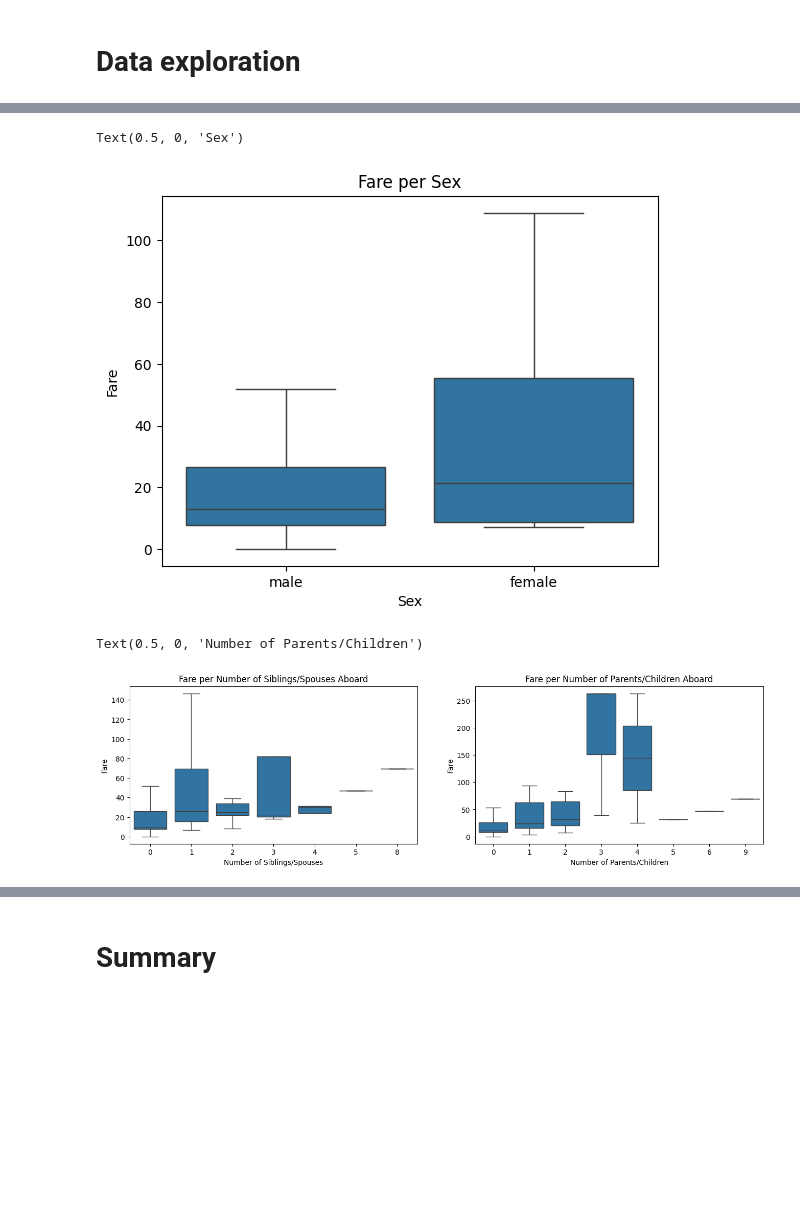
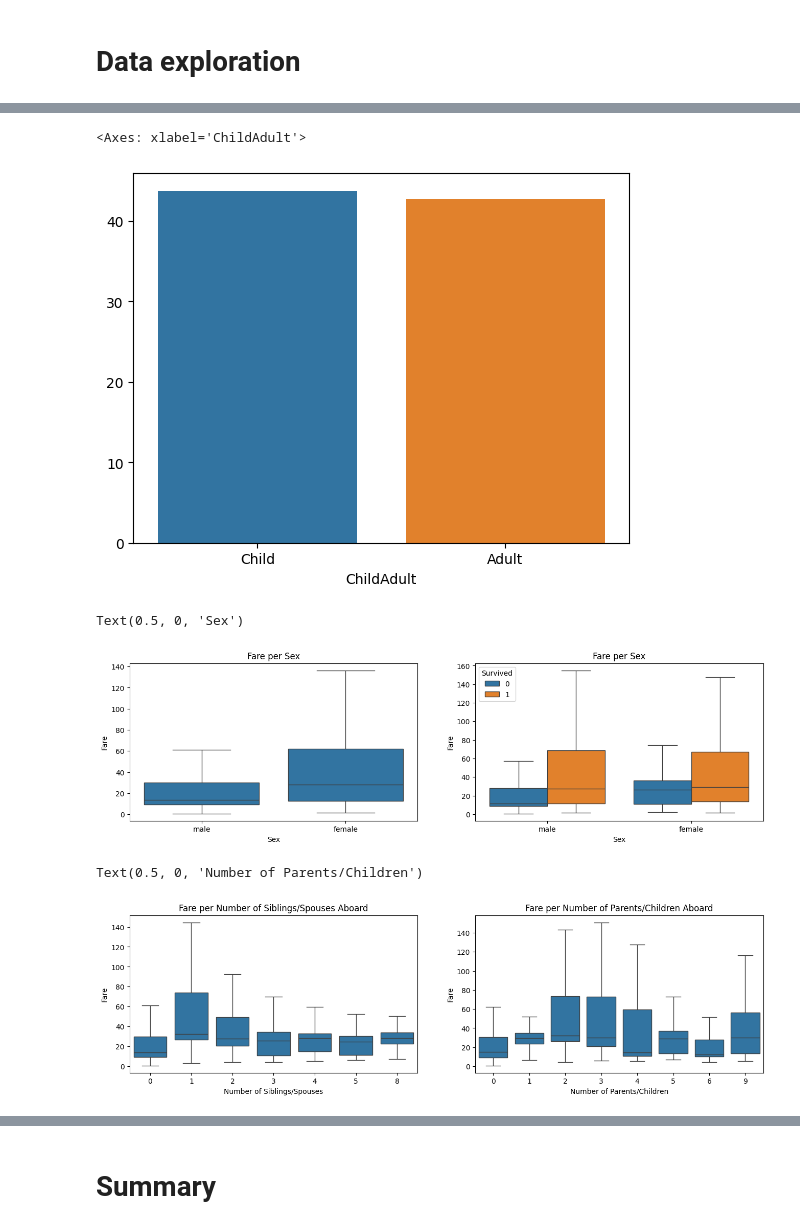
Before and after one commit to kri1mka/ml-intro, a Jupyter notebook: 2_data_exploration/eda.ipynb, the cells around one changed output, grey strips where cells are left out. Cells and saved outputs as stored; diff of their text form; code cells hidden in the pictures; blank space fills up the shorter version.

```diff
--- a/2_data_exploration/eda.ipynb
+++ b/2_data_exploration/eda.ipynb
@@ -6,7 +6,7 @@ import matplotlib.pyplot as plt
 # %% [markdown]
 # Context
 # %%
-titanic_data = pd.read_csv('tested.csv', index_col='PassengerId')
+titanic_data = pd.read_csv('train.csv', index_col='PassengerId')
 titanic_data.head()
 # %% [output]
 |  | Survived | Pclass | Name | Sex | Age | SibSp | Parch | Ticket | Fare | Cabin | ... |
@@ -146,5 +146,5 @@ Percent of `S` Embarked : 64.59%
 # %%
 titanic_data['LastName'] = titanic_data.Name.map(lambda p: p.split(',')[0])
-titanic_data['FirstName'] = titanic_data.Name.map(lambda p: p.split('.')[1].split()[0])
+titanic_data['FirstName'] = titanic_data.Name.map(lambda p: p.split(',')[1])
 titanic_data.Name.describe()
 # %% [output]
@@ -313,0 +352,13 @@ Text(0.5, 0, 'Age')
+# %%
+children = int(titanic_data.ChildAdult[titanic_data.ChildAdult == 'Child'].value_counts())
+adults = int(titanic_data.ChildAdult[titanic_data.ChildAdult == 'Adult'].value_counts())
+survived_children = int(titanic_data.ChildAdult[(titanic_data.ChildAdult == 'Child') & (titanic_data.Survived == 1)].value_counts())
+survived_adults = int(titanic_data.ChildAdult[(titanic_data.ChildAdult == 'Adult') & (titanic_data.Survived == 1)].value_counts())
+survived_children_percent = round(survived_children / children * 100, 3)
+survived_adults_percent = round(survived_adults / adults * 100, 3)
+
+sns.barplot(x = titanic_data.ChildAdult[titanic_data.ChildAdult == 'Child'], y = survived_children_percent)
+sns.barplot(x = titanic_data.ChildAdult[titanic_data.ChildAdult == 'Adult'], y = survived_adults_percent)
+# %% [output]
+<Axes: xlabel='ChildAdult'>
+[figure, added]
@@ -314,11 +367,18 @@ Text(0.5, 0, 'Age')
 # %%
-sns.boxplot(data=titanic_data, x="Sex", y="Fare", showfliers = False)
-plt.title('Fare per Sex')
-plt.ylabel('Fare')
-plt.xlabel('Sex')
+fig, axes = plt.subplots(ncols = 2, nrows = 1, figsize = (16,4))
+
+sns.boxplot(data=titanic_data, x="Sex", y="Fare", showfliers = False, ax = axes[0])
+axes[0].set_title('Fare per Sex')
+axes[0].set_ylabel('Fare')
+axes[0].set_xlabel('Sex')
+
+sns.boxplot(data=titanic_data, x="Sex", y="Fare", hue = 'Survived', showfliers = False, ax = axes[1])
+axes[1].set_title('Fare per Sex')
+axes[1].set_ylabel('Fare')
+axes[1].set_xlabel('Sex')
 # %% [output]
 Text(0.5, 0, 'Sex')
-[figure, old version]
+[figure, new version]
 # %%
 fig, axes = plt.subplots(ncols=2, nrows=1, figsize=(16,4))
 
@@ -333,5 +393,5 @@ axes[1].set_ylabel('Fare')
 axes[1].set_xlabel('Number of Parents/Children')
 # %% [output]
 Text(0.5, 0, 'Number of Parents/Children')
-[figure, old version]
+[figure, new version]
 # %%
```
Also changed, not shown: parts of 38 cells of this notebook, 1 other file.
